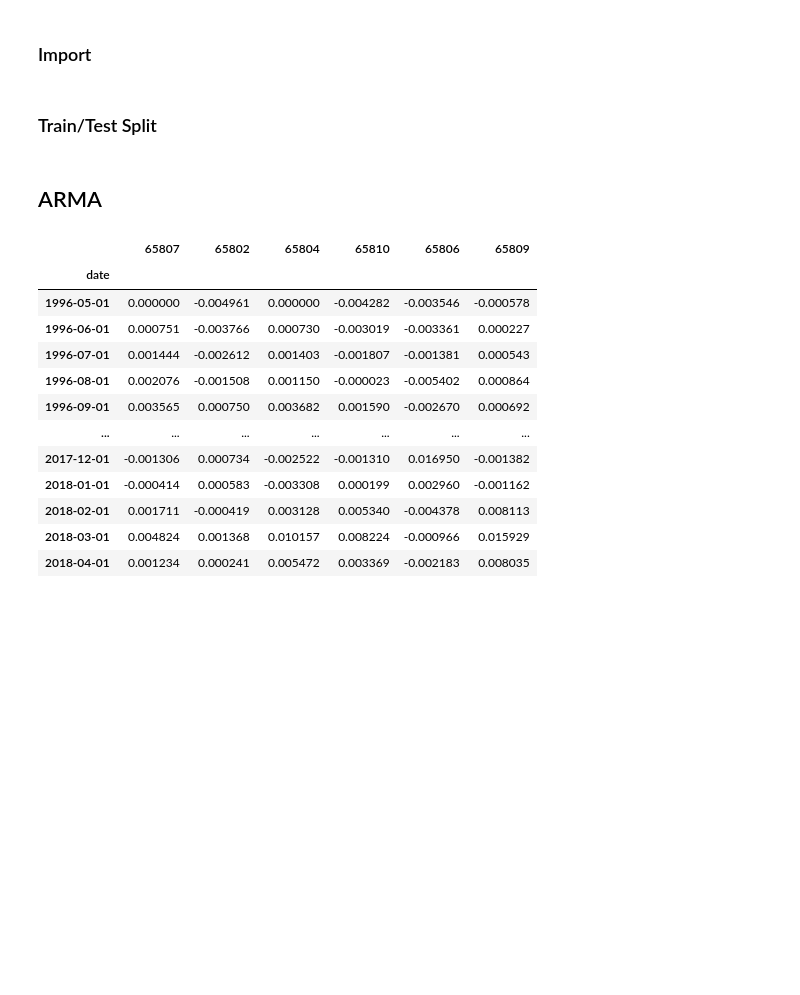
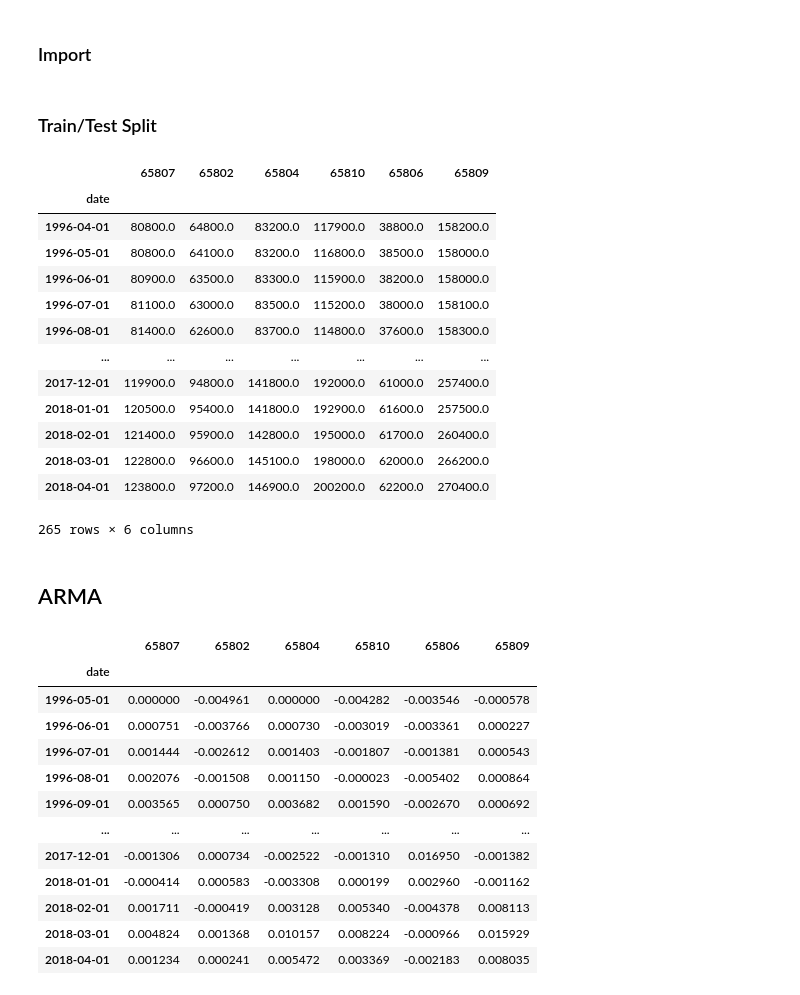
Before and after one commit to tjkim614/springfield_housing_analysis, a Jupyter notebook: 2-Modeling.ipynb, the cells around one changed output. Cells and saved outputs as stored; diff of their text form; code cells hidden in the pictures; blank space fills up the shorter version.

```diff
--- a/2-Modeling.ipynb
+++ b/2-Modeling.ipynb
@@ -19,6 +21,23 @@ springfield = pd.read_csv('data/springfield.csv', index_col='date')
 springfield_diff = pd.read_csv('data/springfield_diff.csv', index_col='date')
 # %% [markdown]
 ### Train/Test Split
+# %%
+springfield
+# %% [output]
+|  | 65807 | 65802 | 65804 | 65810 | 65806 | 65809 |
+| date |  |  |  |  |  |  |
+| 1996-04-01 | 80800.0 | 64800.0 | 83200.0 | 117900.0 | 38800.0 | 158200.0 |
+| 1996-05-01 | 80800.0 | 64100.0 | 83200.0 | 116800.0 | 38500.0 | 158000.0 |
+| 1996-06-01 | 80900.0 | 63500.0 | 83300.0 | 115900.0 | 38200.0 | 158000.0 |
+| 1996-07-01 | 81100.0 | 63000.0 | 83500.0 | 115200.0 | 38000.0 | 158100.0 |
+| 1996-08-01 | 81400.0 | 62600.0 | 83700.0 | 114800.0 | 37600.0 | 158300.0 |
+| ... | ... | ... | ... | ... | ... | ... |
+| 2017-12-01 | 119900.0 | 94800.0 | 141800.0 | 192000.0 | 61000.0 | 257400.0 |
+| 2018-01-01 | 120500.0 | 95400.0 | 141800.0 | 192900.0 | 61600.0 | 257500.0 |
+| 2018-02-01 | 121400.0 | 95900.0 | 142800.0 | 195000.0 | 61700.0 | 260400.0 |
+| 2018-03-01 | 122800.0 | 96600.0 | 145100.0 | 198000.0 | 62000.0 | 266200.0 |
+| 2018-04-01 | 123800.0 | 97200.0 | 146900.0 | 200200.0 | 62200.0 | 270400.0 |
+265 rows × 6 columns
 # %%
 # dataset that is already .diff()
 sf_diff_train = springfield_diff[0:220]
```
Also changed, not shown: parts of 24 cells of this notebook, 5 other files.
